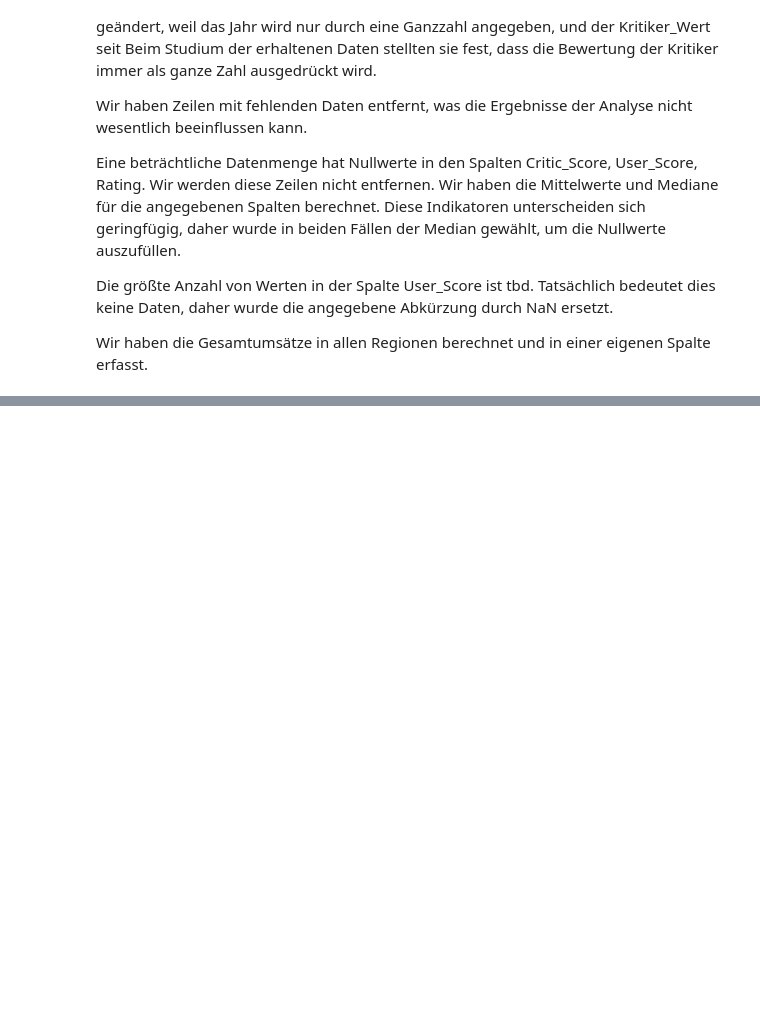
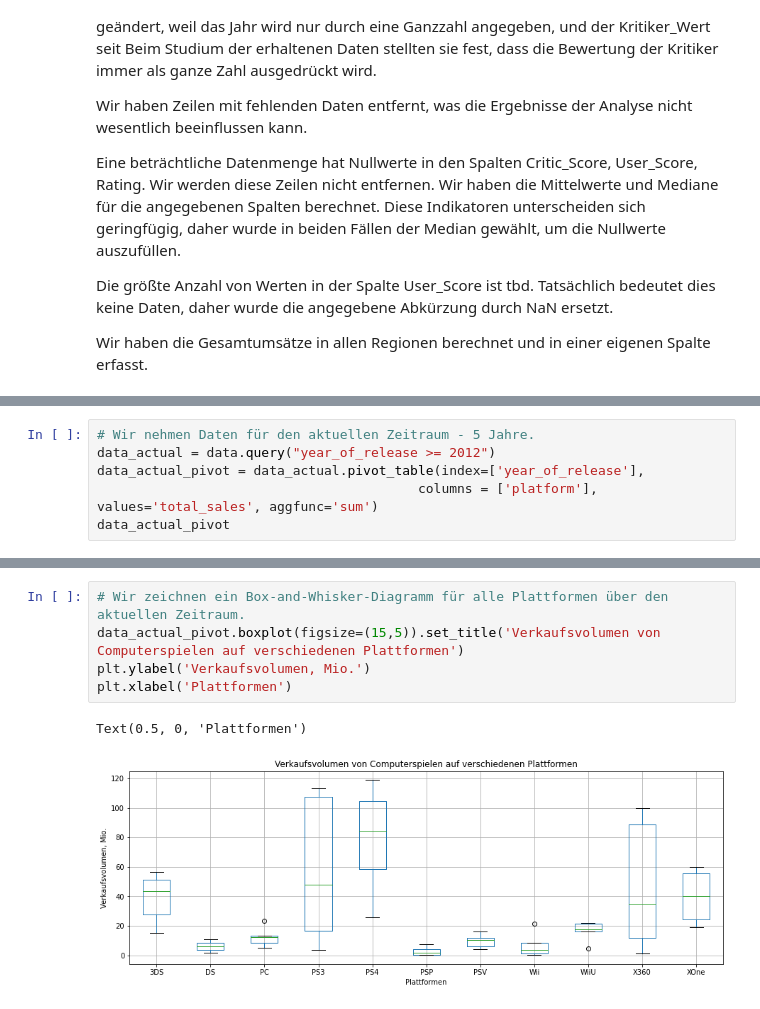
Before and after one commit to Konstantin5054232/ausbildungsprojekte, a Jupyter notebook: 05_computerspielen_verkaufen/computerspielen_verkaufen.ipynb, the cells around one changed output, grey strips where cells are left out. Drawn from its saved outputs; the diff is of its cells as text; blank space fills up the shorter version.

```diff
--- a/05_computerspielen_verkaufen/computerspielen_verkaufen.ipynb
+++ b/05_computerspielen_verkaufen/computerspielen_verkaufen.ipynb
@@ -301,0 +434,6 @@ Wir haben die Gesamtumsätze in allen Regionen berechnet und in einer eigenen Sp
+# %%
+# Wir nehmen Daten für den aktuellen Zeitraum - 5 Jahre.
+data_actual = data.query("year_of_release >= 2012")
+data_actual_pivot = data_actual.pivot_table(index=['year_of_release'],
+                                         columns = ['platform'], values='total_sales', aggfunc='sum')
+data_actual_pivot
@@ -301,0 +452,8 @@ Wir haben die Gesamtumsätze in allen Regionen berechnet und in einer eigenen Sp
+# %%
+# Wir zeichnen ein Box-and-Whisker-Diagramm für alle Plattformen über den aktuellen Zeitraum.
+data_actual_pivot.boxplot(figsize=(15,5)).set_title('Verkaufsvolumen von Computerspielen auf verschiedenen Plattformen')
+plt.ylabel('Verkaufsvolumen, Mio.')
+plt.xlabel('Plattformen')
+# %% [output]
+Text(0.5, 0, 'Plattformen')
+[figure, added]
```
Also changed, not shown: parts of 37 cells of this notebook.
